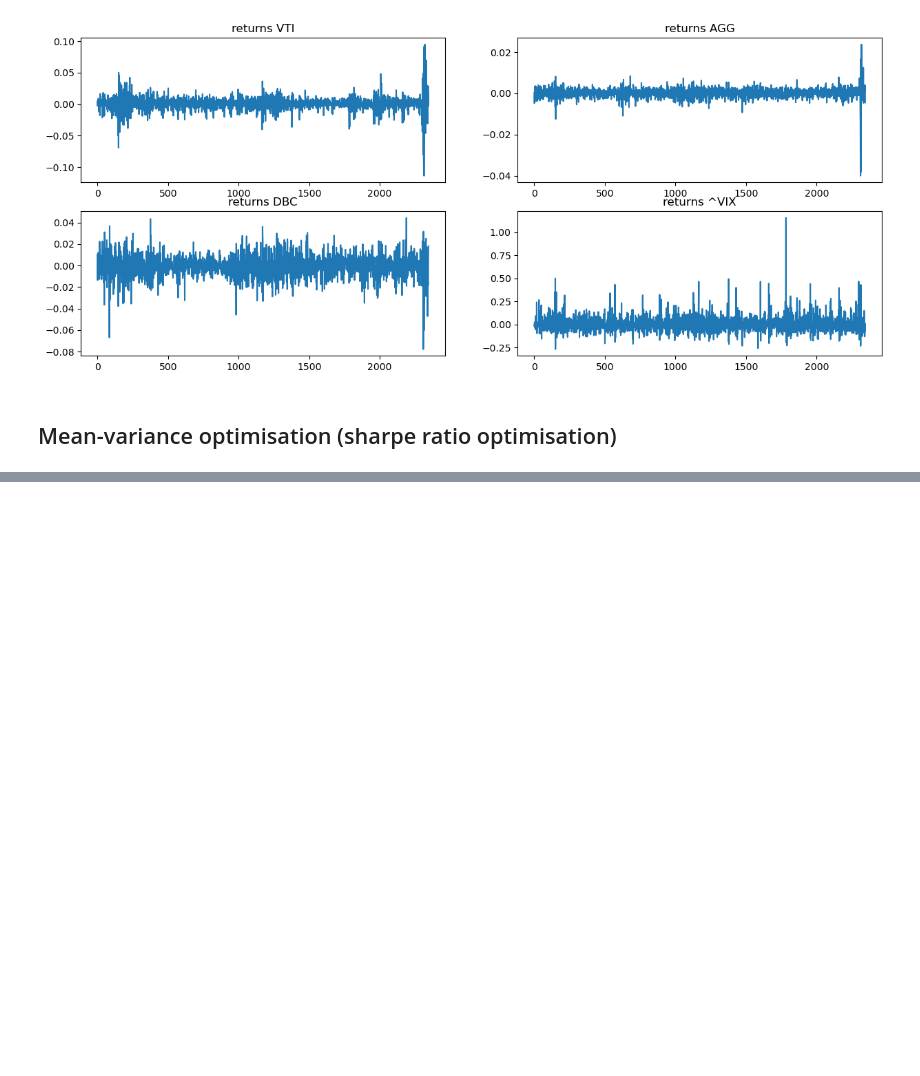
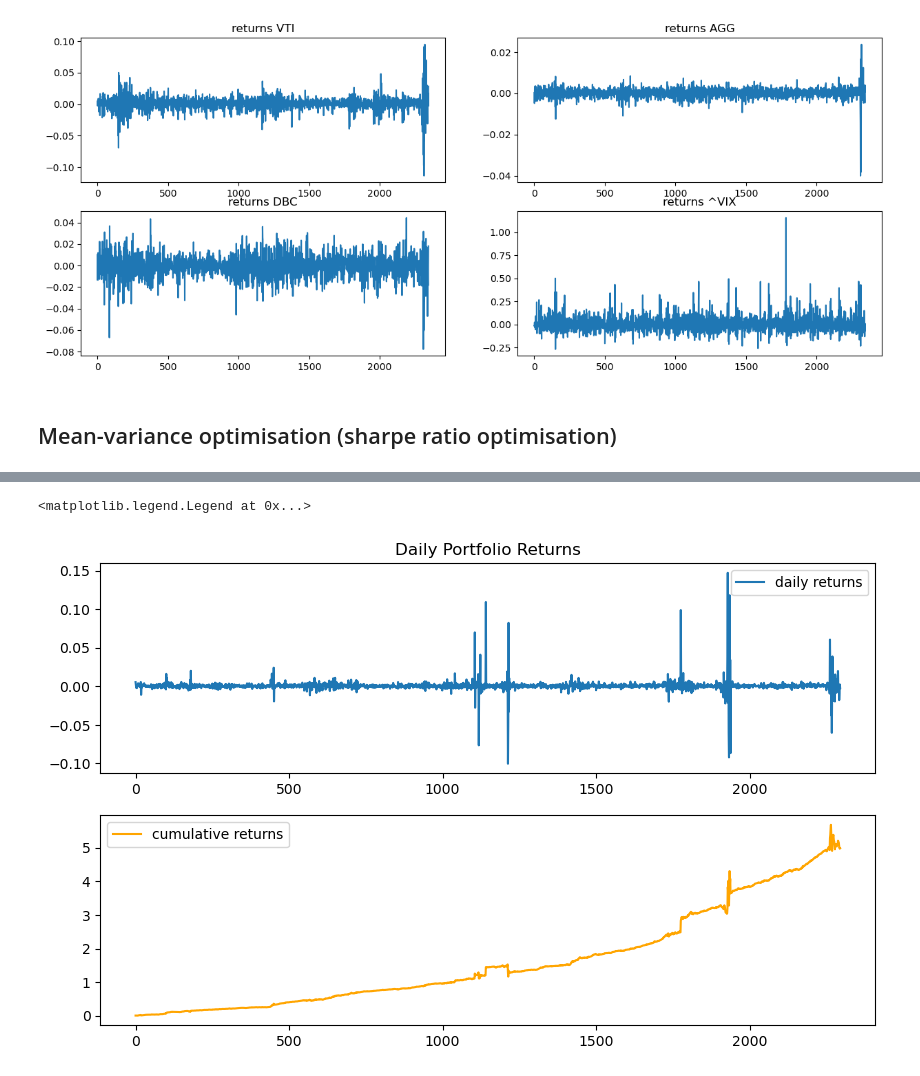
Before and after one commit to alexandreviard/DL-Portfolio-CMAP, a Jupyter notebook: massyle/MV-article_zhang_DL.ipynb, the cells around one changed output, grey strips where cells are left out. Drawn from its saved outputs; the diff is of its cells as text; code cells hidden in the pictures; blank space fills up the shorter version.

```diff
--- a/massyle/MV-article_zhang_DL.ipynb
+++ b/massyle/MV-article_zhang_DL.ipynb
@@ -123,0 +144,13 @@ test
+# %%
+# Sélection des données entre le 21 avril 2011 et le 29 avril 2020
+selected_returns = returns.loc["2011-03-16":"2020-04-29"]
+# %%
+# Element-wise product between rolling returns and optimized weights
+weighted_returns = selected_returns.values * weights_mv.values
+
+# Sum across columns to obtain daily portfolio returns
+portfolio_mv_returns = weighted_returns.sum(axis=1)
+portfolio_mv_returns = pd.DataFrame(portfolio_mv_returns, columns=["portfolio_mv_returns"])
+
+# Calculate cumulative returns
+portfolio_mv_returns["cumulative_rets"] = (1 + portfolio_mv_returns["portfolio_mv_returns"]).cumprod() - 1
@@ -123,0 +177,14 @@ test
+# %%
+fig, axs = plt.subplots(2, 1, figsize=(10, 6))
+
+# Plot daily returns
+axs[0].plot(portfolio_mv_returns["portfolio_mv_returns"].values, label="daily returns")
+axs[0].legend()
+axs[0].set_title("Daily Portfolio Returns")
+
+# Plot cumulative returns
+axs[1].plot(portfolio_mv_returns["cumulative_rets"].values, label="cumulative returns", color='orange')
+axs[1].legend()
+# %% [output]
+<matplotlib.legend.Legend at 0x...>
+[figure, added]
```
Also changed, not shown: parts of 7 cells of this notebook.
